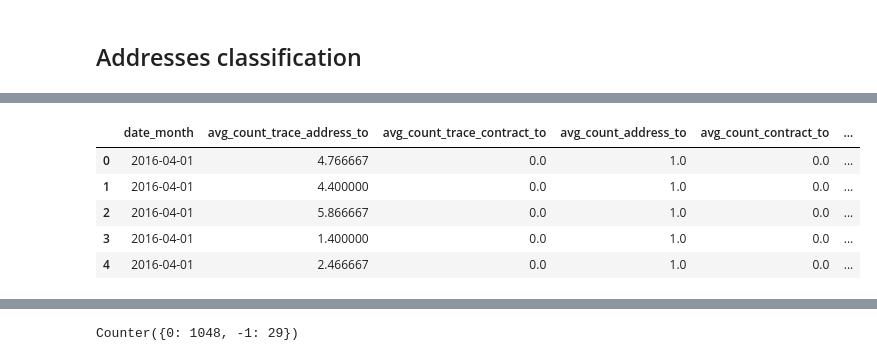
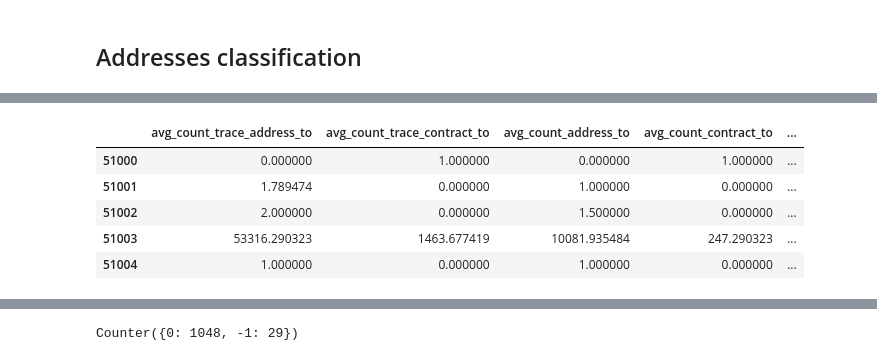
Before and after one commit to frebls/crypto-on-chain, a Jupyter notebook: data_analysis/EDA.ipynb, the cells around one changed output, grey strips where cells are left out. Drawn from its saved outputs; the diff is of its cells as text; code cells hidden in the pictures.

```diff
--- a/data_analysis/EDA.ipynb
+++ b/data_analysis/EDA.ipynb
@@ -552,14 +613,16 @@ print(address_clustering.shape, len(set(address_clustering.address)))
 # %%
 import datetime
 
+# address_clustering = address_clustering[address_clustering['rank'] <= 300]
+
 # df = address_clustering.loc[address_clustering.date_month == datetime.date(2021,6,1)
 #                             , address_clustering.columns.isin(['date_month', 'avg_count_trace_contract_to', 'avg_sum_value_address_to', 'avg_balance'])]
-df = address_clustering.loc[:, ~address_clustering.columns.isin(['address', 'nr_days_to', 'nr_days_from'])] #, 'rank'
-df.head()
+df = address_clustering.loc[address_clustering.date_month == datetime.date(2018,1,1) , ~address_clustering.columns.isin(['date_month', 'address', 'rank'])] #, 'nr_days_to', 'nr_days_from'
+df.head() #
 # %% [output]
-|  | date_month | avg_count_trace_address_to | avg_count_trace_contract_to | avg_count_address_to | avg_count_contract_to | ... |
-| 0 | 2016-04-01 | 4.766667 | 0.0 | 1.0 | 0.0 | ... |
-| 1 | 2016-04-01 | 4.400000 | 0.0 | 1.0 | 0.0 | ... |
-| 2 | 2016-04-01 | 5.866667 | 0.0 | 1.0 | 0.0 | ... |
-| 3 | 2016-04-01 | 1.400000 | 0.0 | 1.0 | 0.0 | ... |
-| 4 | 2016-04-01 | 2.466667 | 0.0 | 1.0 | 0.0 | ... |
+|  | avg_count_trace_address_to | avg_count_trace_contract_to | avg_count_address_to | avg_count_contract_to | ... |
+| 51000 | 0.000000 | 1.000000 | 0.000000 | 1.000000 | ... |
+| 51001 | 1.789474 | 0.000000 | 1.000000 | 0.000000 | ... |
+| 51002 | 2.000000 | 0.000000 | 1.500000 | 0.000000 | ... |
+| 51003 | 53316.290323 | 1463.677419 | 10081.935484 | 247.290323 | ... |
+| 51004 | 1.000000 | 0.000000 | 1.000000 | 0.000000 | ... |
```
Also changed, not shown: parts of 30 cells of this notebook, 1 other file.
